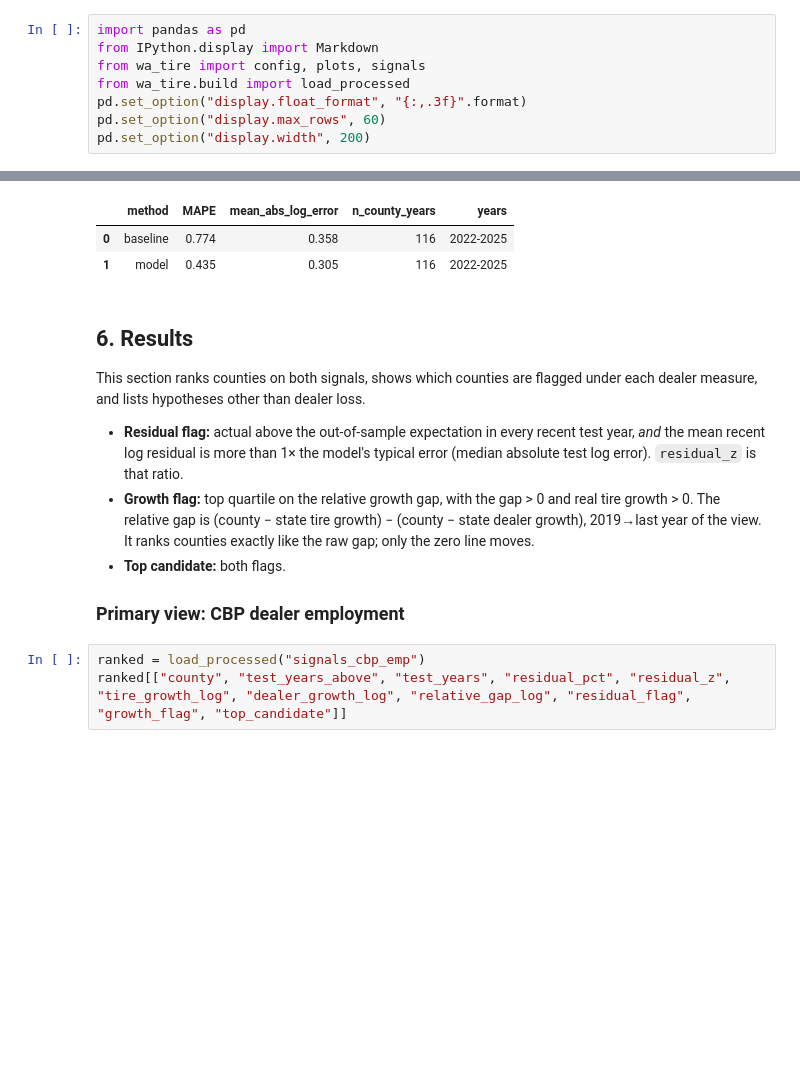
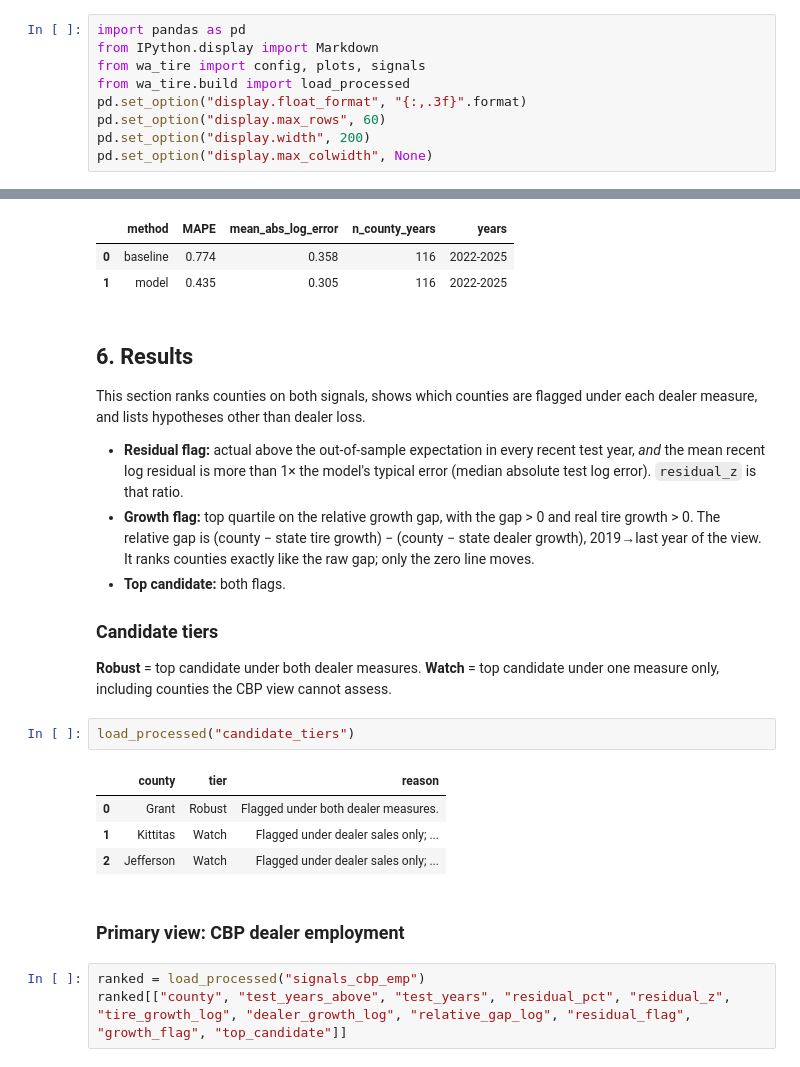
Before and after one commit to gisaf22/wa-tire-market-opportunity, a Jupyter notebook: notebooks/wa_tire_opportunity.ipynb, the cells around one changed output, grey strips where cells are left out. Saved outputs shown, nothing was run; the diff lists cells and outputs as text; blank space fills up the shorter version.

```diff
--- a/notebooks/wa_tire_opportunity.ipynb
+++ b/notebooks/wa_tire_opportunity.ipynb
@@ -18,6 +12,7 @@ from wa_tire.build import load_processed
 pd.set_option("display.float_format", "{:,.3f}".format)
 pd.set_option("display.max_rows", 60)
 pd.set_option("display.width", 200)
+pd.set_option("display.max_colwidth", None)
 # %% [markdown]
 ## 2. Data
 
@@ -105,7 +100,18 @@ This section ranks counties on both signals, shows which counties are flagged un
 - **Growth flag:** top quartile on the relative growth gap, with the gap > 0 and real tire growth > 0. The relative gap is (county − state tire growth) − (county − state dealer growth), 2019→last year of the view. It ranks counties exactly like the raw gap; only the zero line moves.
 - **Top candidate:** both flags.
 
-### Primary view: CBP dealer employment
+### Candidate tiers
+
+**Robust** = top candidate under both dealer measures. **Watch** = top candidate under one measure only, including counties the CBP view cannot assess.
+# %%
+load_processed("candidate_tiers")
+# %% [output]
+|  | county | tier | reason |
+| 0 | Grant | Robust | Flagged under both dealer measures. |
+| 1 | Kittitas | Watch | Flagged under dealer sales only; ... |
+| 2 | Jefferson | Watch | Flagged under dealer sales only; ... |
+# %% [markdown]
+### Primary view: CBP dealer employment
 # %%
 ranked = load_processed("signals_cbp_emp")
 ranked[["county", "test_years_above", "test_years", "residual_pct", "residual_z", "tire_growth_log", "dealer_growth_log", "relative_gap_log", "residual_flag", "growth_flag", "top_candidate"]]
```
Also changed, not shown: parts of 4 cells of this notebook, 6 other files.
